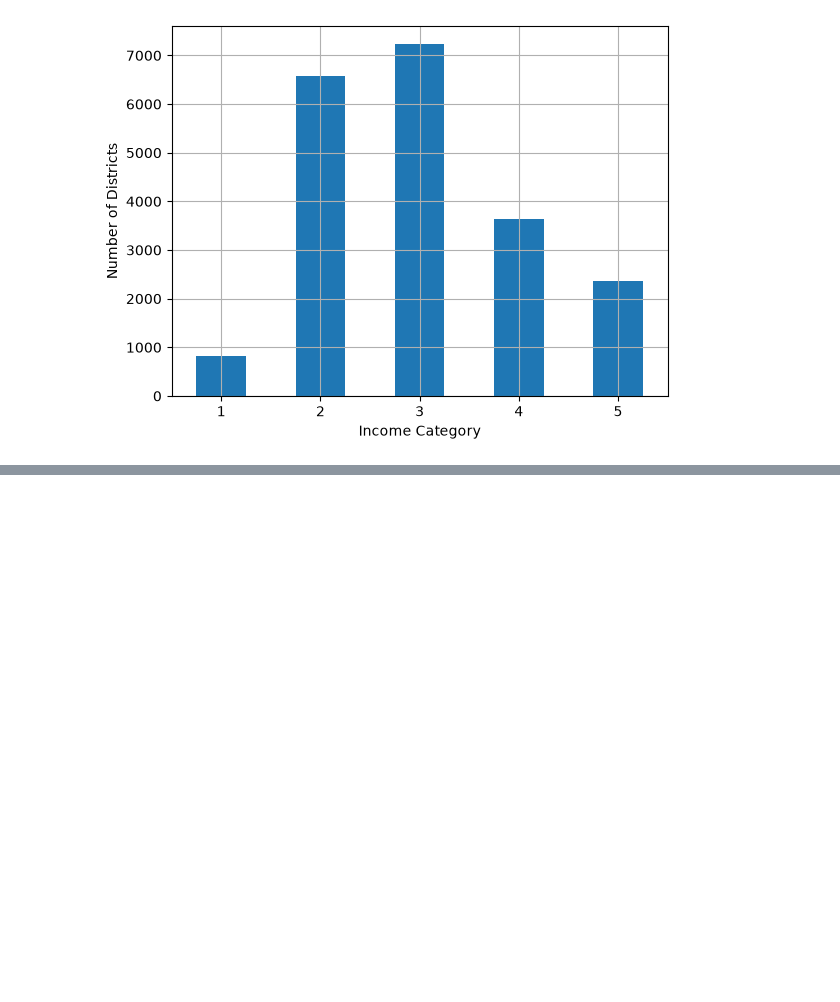
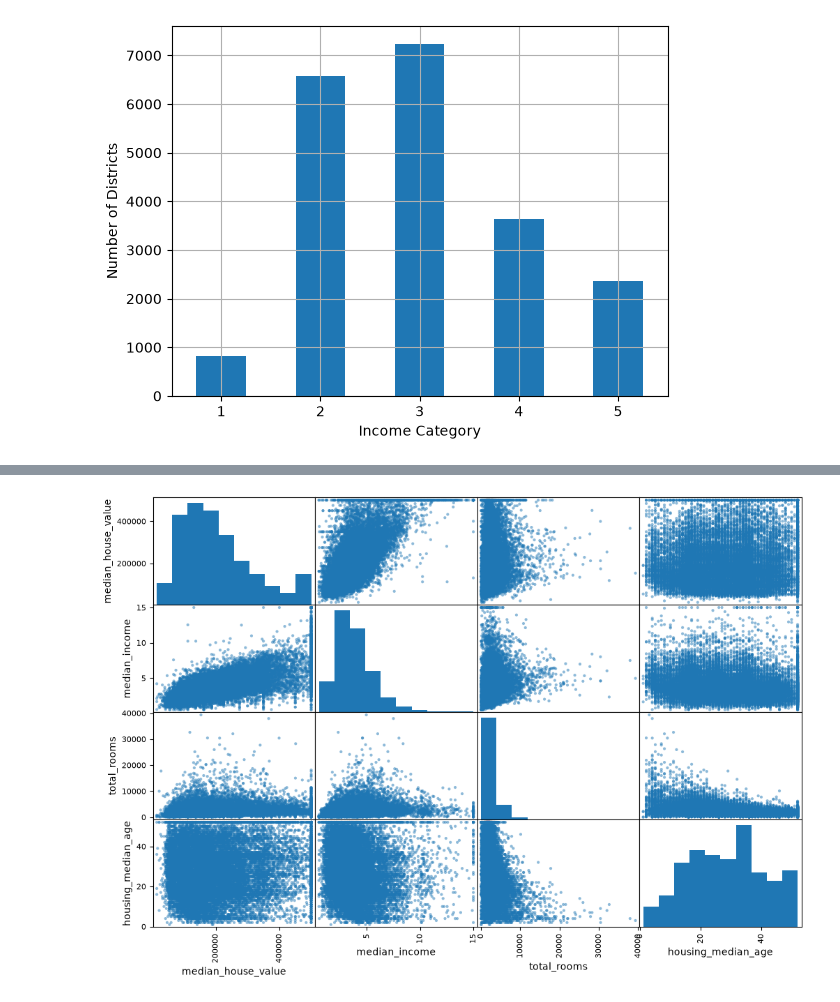
Before and after one commit to seyyedh/ml-phase1, a Jupyter notebook: 01_california_housing.ipynb, the cells around one changed output, grey strips where cells are left out. Saved outputs shown, nothing was run; the diff lists cells and outputs as text; code cells hidden in the pictures; blank space fills up the shorter version.

```diff
--- a/01_california_housing.ipynb
+++ b/01_california_housing.ipynb
@@ -90,8 +94,8 @@ train_set, test_set = train_test_split(california_housing_df, test_size=0.2, ran
 # %%
 import pandas as pd
-california_housing_df['income_cat'] = pd.cut(california_housing_df['MedInc'], bins=[0., 1.5, 3.0, 4.5, 6., np.inf], labels=[1, 2, 3, 4, 5])
+california_housing['income_cat'] = pd.cut(california_housing['median_income'], bins=[0., 1.5, 3.0, 4.5, 6., np.inf], labels=[1, 2, 3, 4, 5])
 
-california_housing_df['income_cat'].value_counts().sort_index().plot.bar(rot=0, grid=True)
+california_housing['income_cat'].value_counts().sort_index().plot.bar(rot=0, grid=True)
 plt.xlabel('Income Category')
 plt.ylabel('Number of Districts')
 plt.show()
@@ -122,0 +130,8 @@ Name: count, dtype: float64
+# %%
+from pandas.plotting import scatter_matrix
+
+attrributes = ["median_house_value", "median_income", "total_rooms", "housing_median_age"]
+scatter_matrix(california_housing[attrributes], figsize=(12, 8))
+plt.show()
+# %% [output]
+[figure, added]
```
Also changed, not shown: parts of 13 cells of this notebook, 1 other file.
